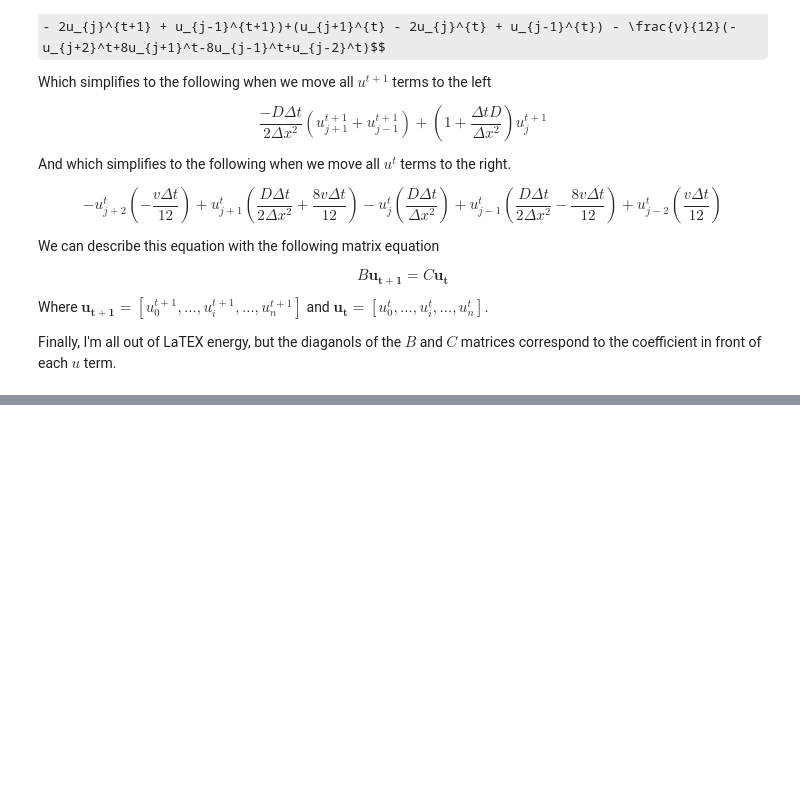
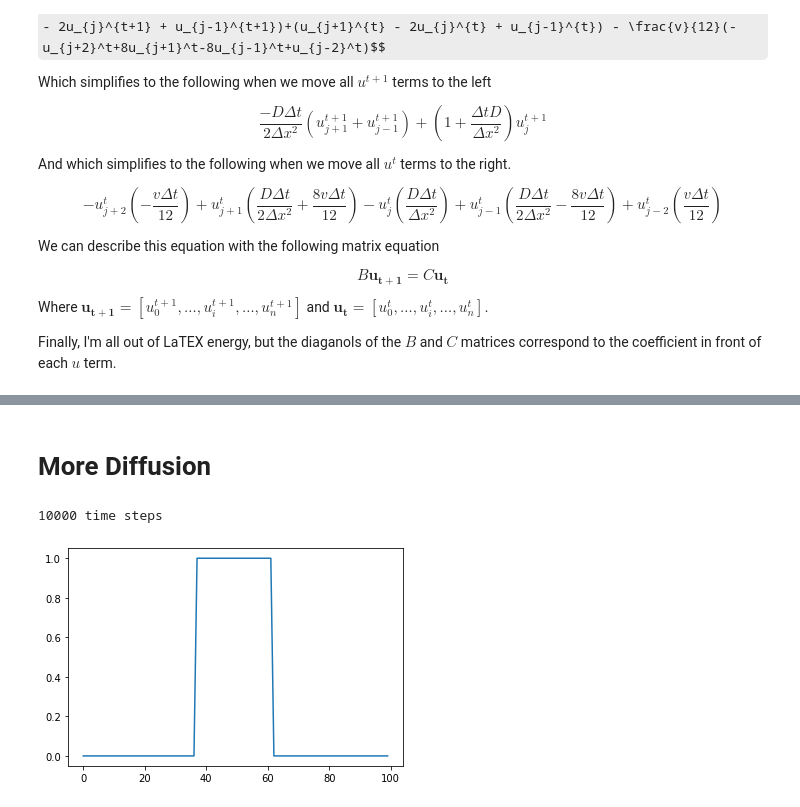
Before and after one commit to amarcozzi/CS592-PDEs, a Jupyter notebook: Week5/Advection-Diffusion.ipynb, the cells around one changed output, grey strips where cells are left out. Saved outputs shown, nothing was run; the diff lists cells and outputs as text; code cells hidden in the pictures; some formulas as TeX source; blank space fills up the shorter version.

```diff
--- a/Week5/Advection-Diffusion.ipynb
+++ b/Week5/Advection-Diffusion.ipynb
@@ -128,0 +380,50 @@ HTML(anim.to_html5_video())
+# %% [markdown]
+# More Diffusion
+# %%
+# Define the spatial domain
+x_start = 0
+x_end = 1
+x = x_end - x_start
+Nx = 100
+dx = x / Nx
+
+# Define the temporal domain
+# max_dt = max_stable_timestep(dx, D)
+# print(max_dt)
+dt = 1e-3
+time_bounds = [0, 10]
+Nt = int((time_bounds[1] - time_bounds[0]) / dt)
+print(f'{Nt} time steps')
+
+# Define model parameters
+D = 0.05
+v = 1
+
+# Create system of linear equations from the model parameters
+lamda = (D * dt) / (2 * dx**2)
+alpha = (v * dt) / (4 * dx)
+
+b0 = (1 + 2 * lamda)
+b_l_1 = (-alpha - lamda)
+b_r_1 = (alpha - lamda)
+B = sparse.diags([b_l_1, b0, b_r_1], [-1, 0, 1], shape=[Nx, Nx])
+B = sparse.csc_matrix(B)
+
+c0 = (1 - 2*lamda)
+c_l_1 = (lamda + alpha)
+c_r_1 = (lamda - alpha)
+
+C = sparse.diags([c_l_1, c0, c_r_1], [-1, 0, 1], shape=[Nx, Nx])
+C = sparse.csc_matrix(C)
+
+# Define initial conditions and boundary conditions
+bc = 0.
+u = np.zeros([Nx, Nt])
+u[(3*Nx)//8:(5*Nx)//8, 0] = 1
+u[0, 0] = bc
+u[-1, 0] = bc
+plt.plot(u[:, 0])
+plt.show()
+# %% [output]
+10000 time steps
+[figure, added]
```
Also changed, not shown: parts of 20 cells of this notebook, 3 other files.
